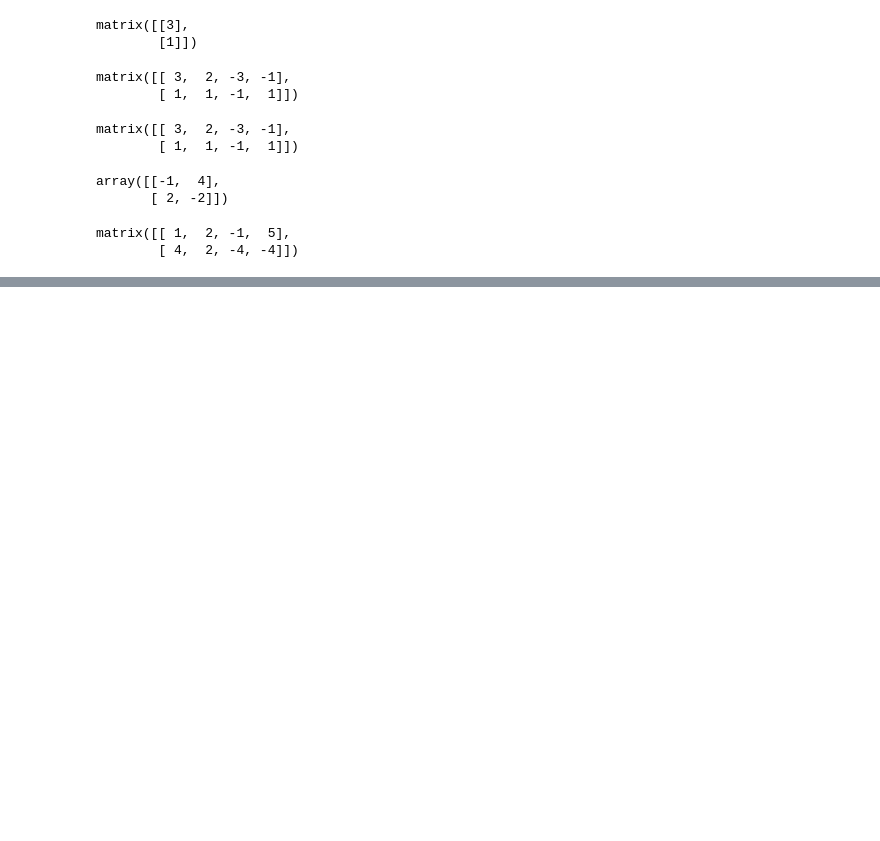
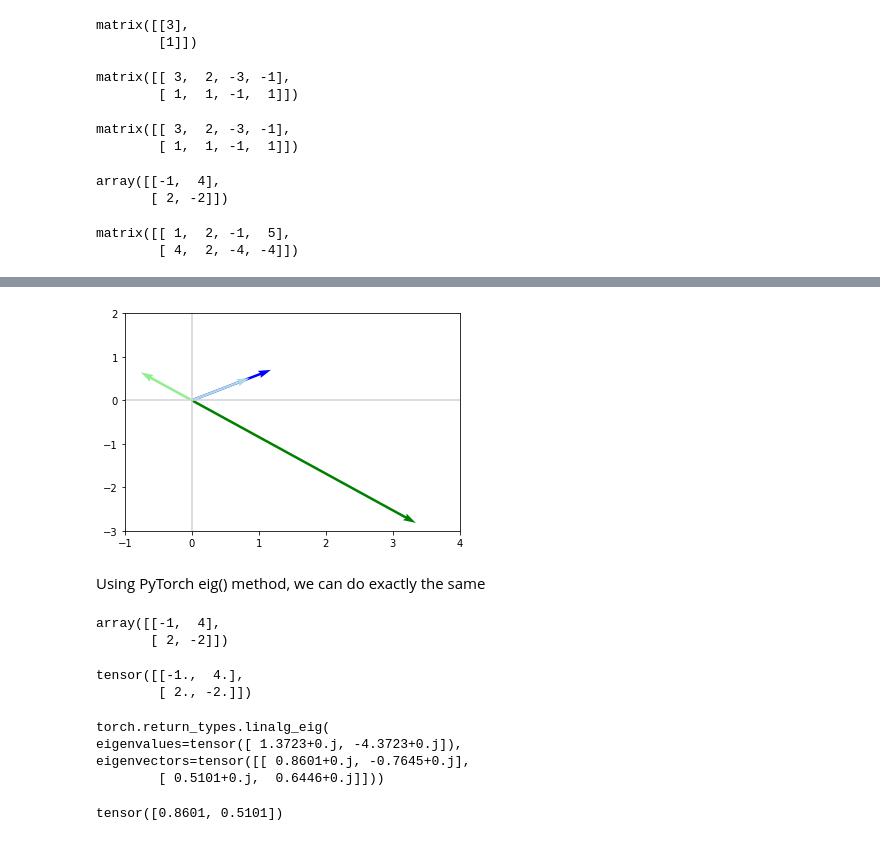
Before and after one commit to darstech/ML-Foundation, a Jupyter notebook: 2_linear_algebra_ii.ipynb, the cells around one changed output, grey strips where cells are left out. Drawn from its saved outputs; the diff is of its cells as text; code cells hidden in the pictures; blank space fills up the shorter version.

```diff
--- a/2_linear_algebra_ii.ipynb
+++ b/2_linear_algebra_ii.ipynb
@@ -239,0 +346,32 @@ matrix([[ 1,  2, -1,  5],
+# %%
+plot_vectors([Av, v, Av2, v2], ['blue', 'lightblue', 'green', 'lightgreen'])
+plt.xlim(-1, 4)
+_ = plt.ylim(-3, 2)
+# %% [output]
+[figure, added]
+# %% [markdown]
+Using PyTorch eig() method, we can do exactly the same
+# %%
+A
+# %% [output]
+array([[-1,  4],
+       [ 2, -2]])
+# %%
+A_p = torch.tensor([[-1, 4],[2, -2.]])
+A_p
+# %% [output]
+tensor([[-1.,  4.],
+        [ 2., -2.]])
+# %%
+eigens = torch.linalg.eig(A_p)
+eigens
+# %% [output]
+torch.return_types.linalg_eig(
+eigenvalues=tensor([ 1.3723+0.j, -4.3723+0.j]),
+eigenvectors=tensor([[ 0.8601+0.j, -0.7645+0.j],
+        [ 0.5101+0.j,  0.6446+0.j]]))
+# %%
+v_p = eigens.eigenvectors[:, 0].float() # Converting ComplexFloat to Float
+v_p
+# %% [output]
+tensor([0.8601, 0.5101])
```
Also changed, not shown: parts of 33 cells of this notebook.
